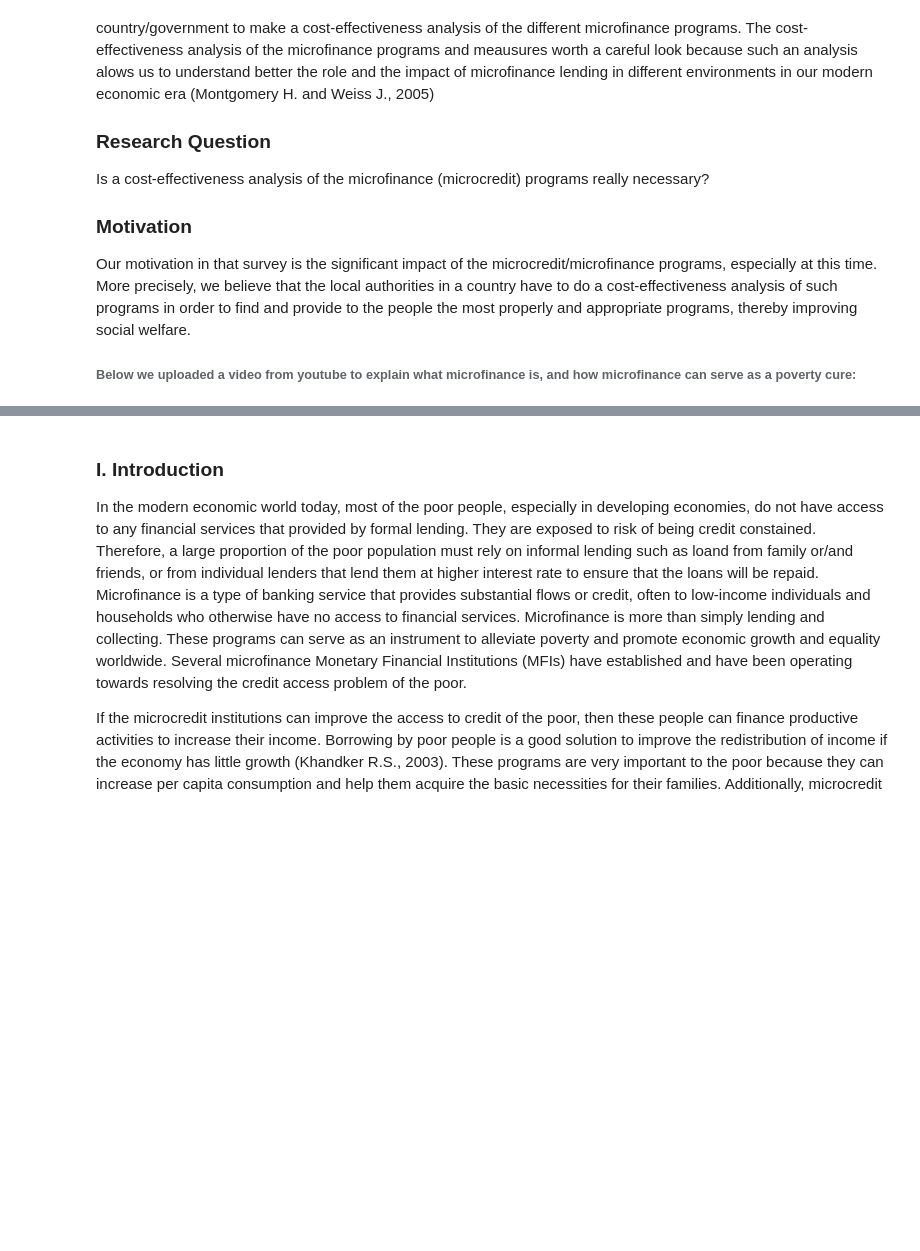
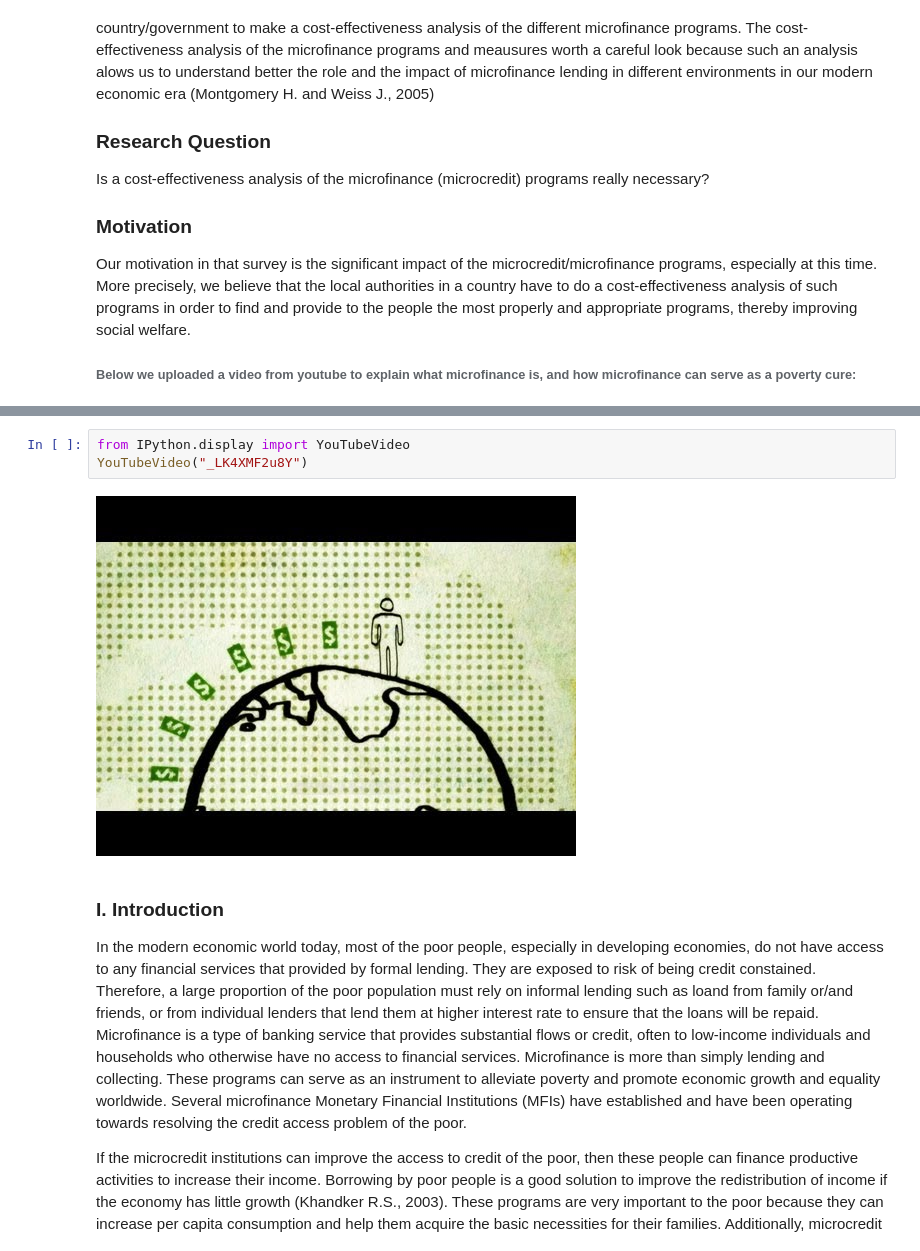
Before and after one commit to PanagiotisAgapiou/assignments, a Jupyter notebook: Python Assignment/MicrocreditPrograms_Cost-EffectivenessAnalysis_1.ipynb, the cells around one changed output, grey strips where cells are left out. Drawn from its saved outputs; the diff is of its cells as text; blank space fills up the shorter version.

Commit message:
Added YouTube

```diff
--- a/Python Assignment/MicrocreditPrograms_Cost-EffectivenessAnalysis.ipynb
+++ b/Python Assignment/MicrocreditPrograms_Cost-EffectivenessAnalysis_1.ipynb
@@ -45,3 +40,8 @@ display(HTML('<iframe width="560" height="315" src="https://www.youtube.com/embe
+# %%
+from IPython.display import YouTubeVideo
+YouTubeVideo("_LK4XMF2u8Y")
+# %% [output]
+[figure, added]
 # %% [markdown]
 ### I. Introduction
 
```
Also changed, not shown: parts of 1 cell of this notebook.
